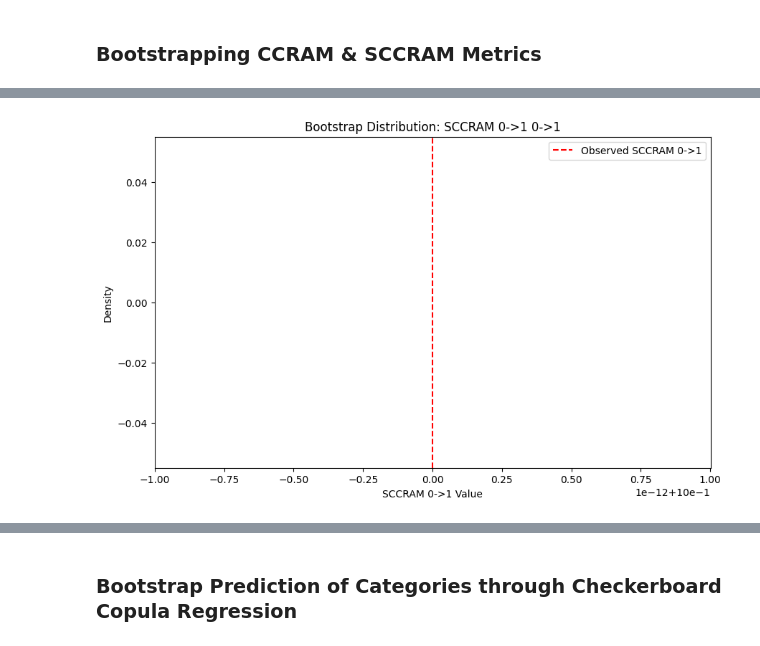
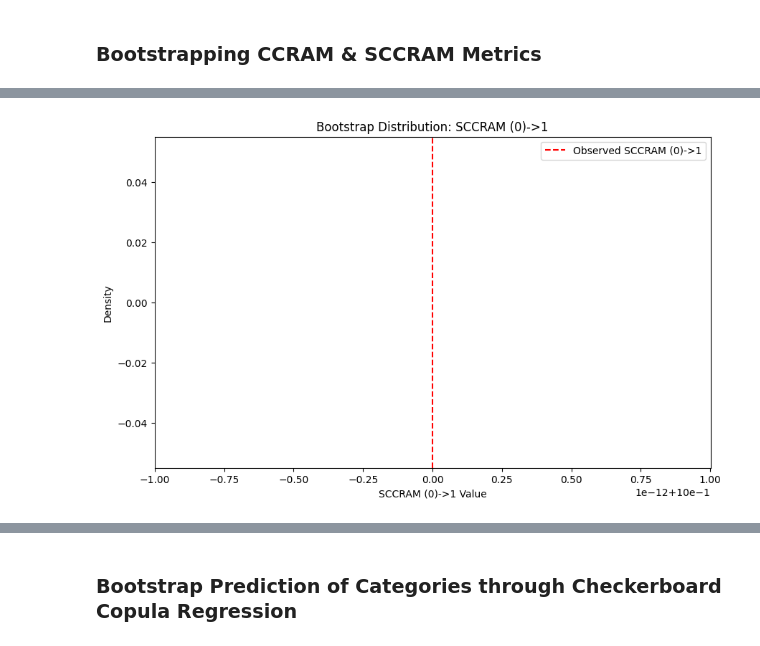
Before and after one commit to dmavani25/discopula, a Jupyter notebook: examples/jupyter/02_StatSim_Generic_Bootstrapping_and_Permutation_Tests_Usage_Demonstration.ipynb, the cells around one changed output, grey strips where cells are left out. Saved outputs shown, nothing was run; the diff lists cells and outputs as text; code cells hidden in the pictures.

```diff
--- a/examples/jupyter/02_StatSim_Generic_Bootstrapping_and_Permutation_Tests_Usage_Demonstration.ipynb
+++ b/examples/jupyter/02_StatSim_Generic_Bootstrapping_and_Permutation_Tests_Usage_Demonstration.ipynb
@@ -71,15 +83,15 @@ ccram_result.histogram_fig
 # %%
 sccram_result = bootstrap_ccram(
     contingency_table,
-    from_axis=0,
+    from_axes=[0],
     to_axis=1,
-    is_scaled=True,
+    scaled=True,
     confidence_level=0.95,
     method="percentile",
-    n_resamples=99999
+    n_resamples=9999
 )
 # %% [output]
-[figure, old version]
+[figure, new version]
 # %%
 print(f"Metric Name: {sccram_result.metric_name}")
 print(f"Observed Value: {sccram_result.observed_value:.4f}")
```
Also changed, not shown: parts of 40 cells of this notebook, 4 other files.
